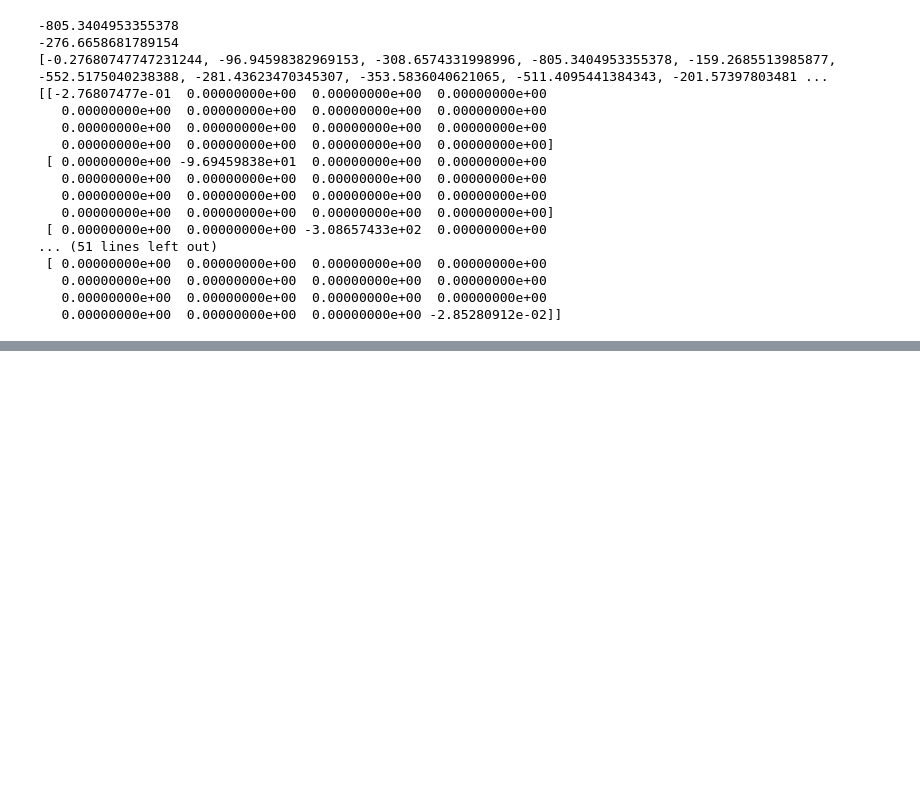
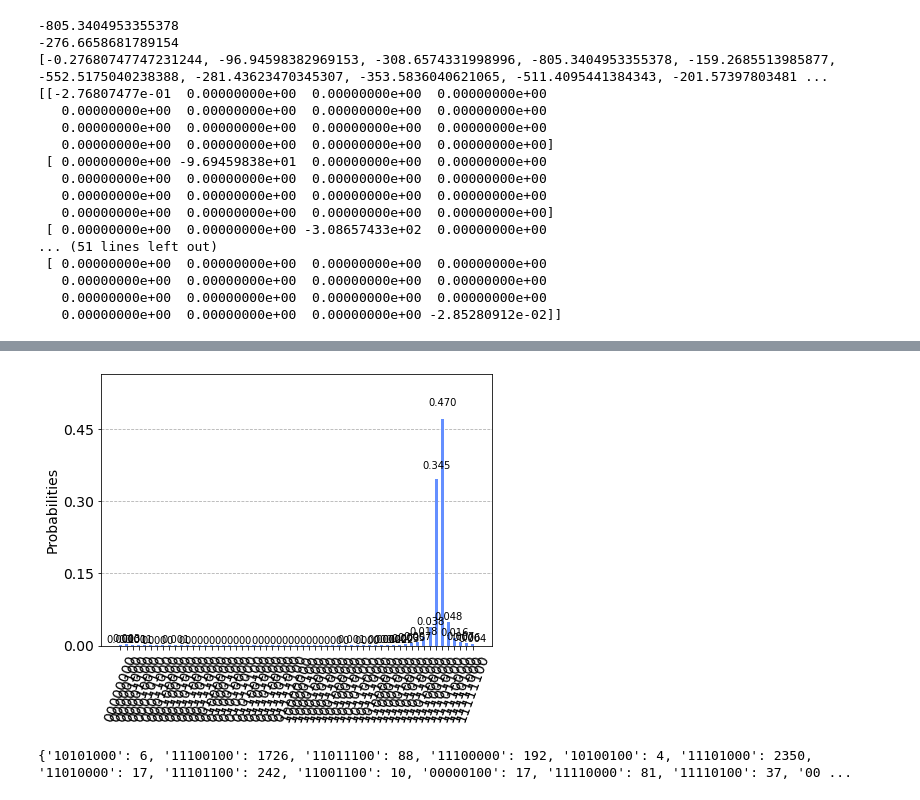
Before and after one commit to ericwalkwalke299/quantum_computing_materials_thermodynamics, a Jupyter notebook: CO2_Ru_beta-planewave-x.ipynb, the cells around one changed output, grey strips where cells are left out. Saved outputs shown, nothing was run; the diff lists cells and outputs as text; code cells hidden in the pictures; blank space fills up the shorter version.

```diff
--- a/CO2_Ru_beta-planewave-x.ipynb
+++ b/CO2_Ru_beta-planewave-x.ipynb
@@ -277,0 +281,12 @@ print(H_oper.size)
+# %%
+shots = 5000
+sim = Aer.get_backend('aer_simulator')
+qpe_trans = transpile(qpe, sim)
+counts = sim.run(qpe_trans, shots=shots).result().get_counts()
+plot_histogram(counts)
+# %% [output]
+[figure, added]
+# %%
+print(counts)
+# %% [output]
+{'10101000': 6, '11100100': 1726, '11011100': 88, '11100000': 192, '10100100': 4, '11101000': 2350, '11010000': 17, '11101100': 242, '11001100': 10, '00000100': 17, '11110000': 81, '11110100': 37, '00 ...
```
Also changed, not shown: parts of 15 cells of this notebook, 13 other files.
